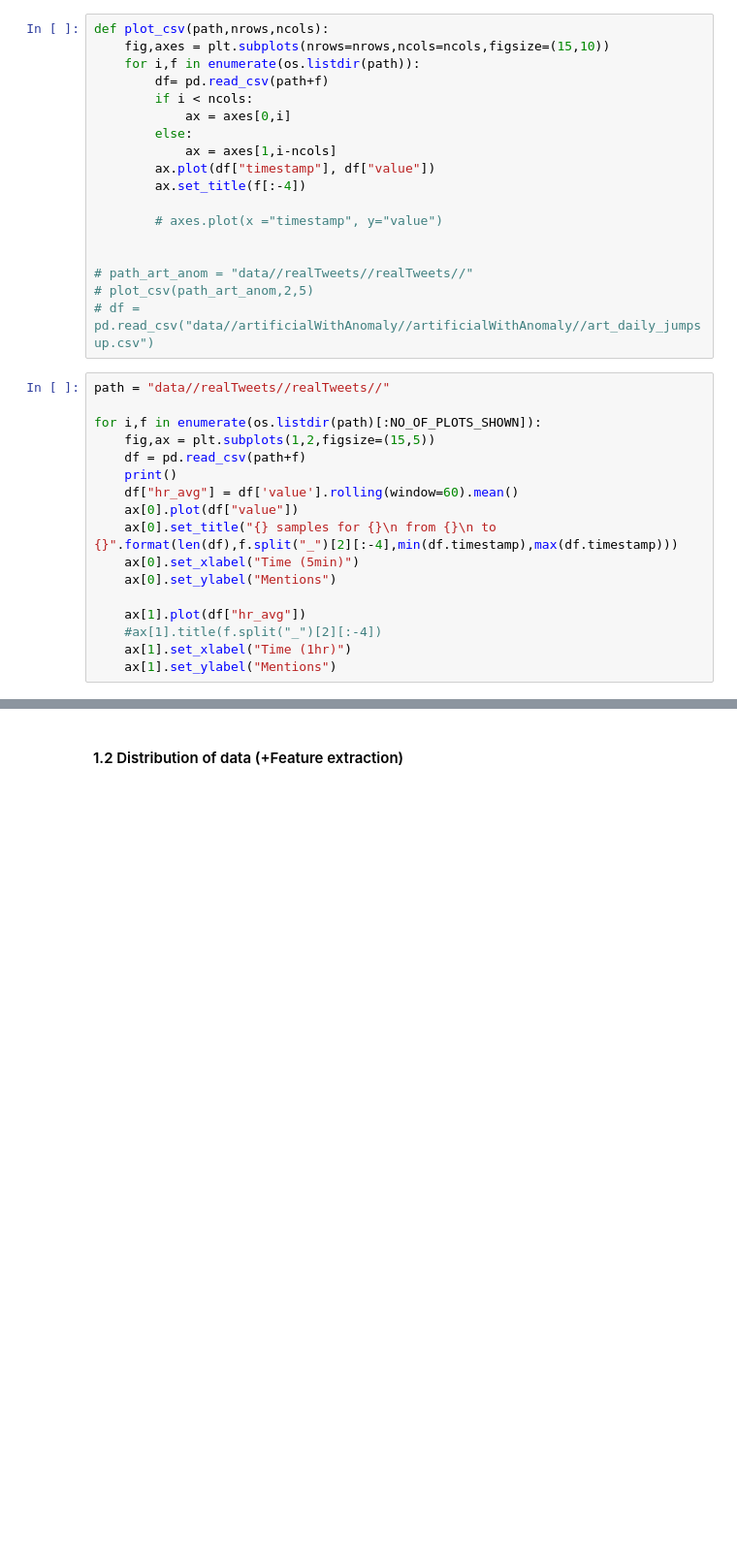
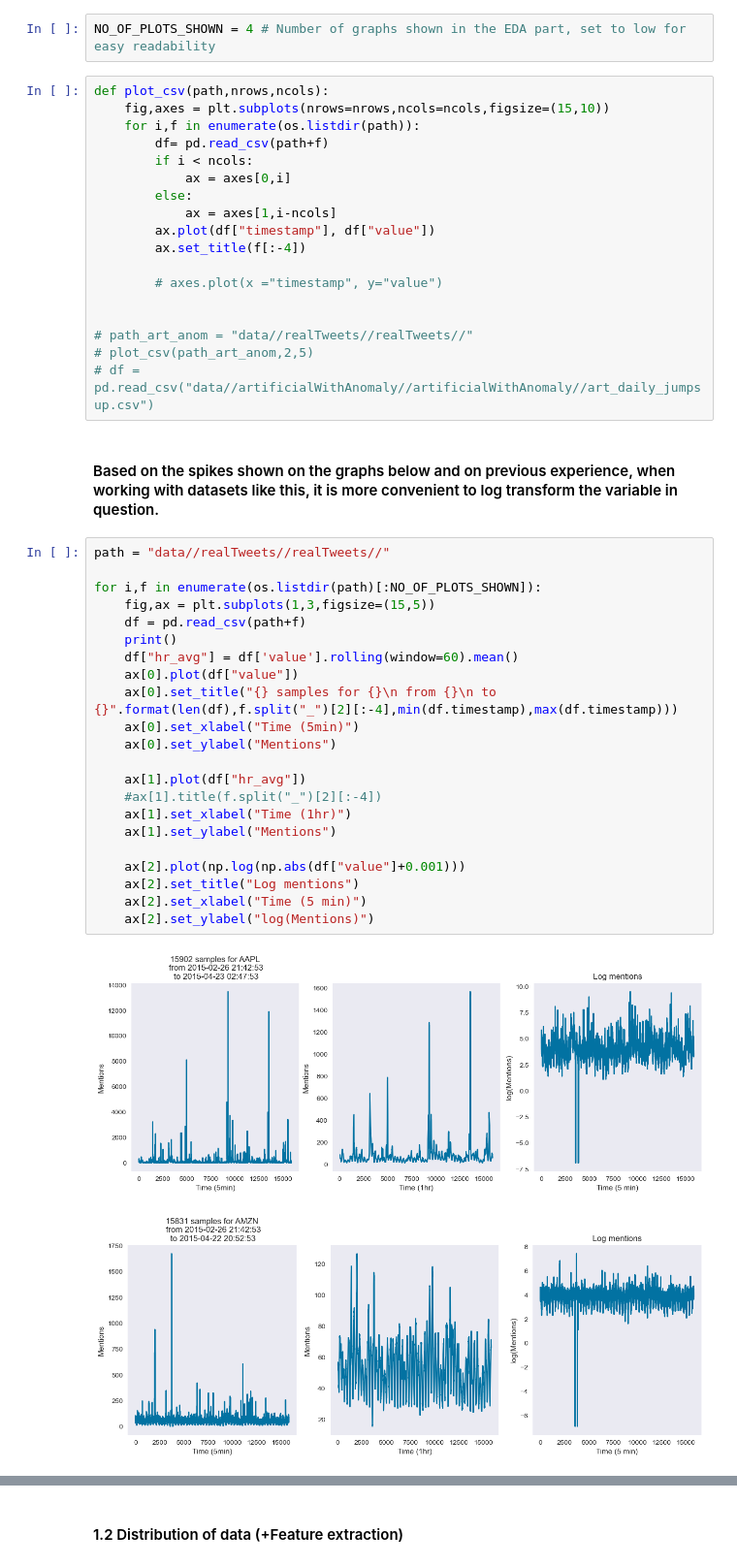
Before and after one commit to marci-nemeth/ML-Notebooks, a Jupyter notebook: 5-TimeSeries/NumentaAnomalyBenchmark.ipynb, the cells around one changed output, grey strips where cells are left out. Shown at 97% size. Drawn from its saved outputs; the diff is of its cells as text; blank space fills up the shorter version.

```diff
--- a/5-TimeSeries/NumentaAnomalyBenchmark.ipynb
+++ b/5-TimeSeries/NumentaAnomalyBenchmark.ipynb
@@ -76,3 +88,5 @@ NO_OF_PLOTS_SHOWN = 0
+# %%
+NO_OF_PLOTS_SHOWN = 4 # Number of graphs shown in the EDA part, set to low for easy readability
 # %%
 def plot_csv(path,nrows,ncols):
     fig,axes = plt.subplots(nrows=nrows,ncols=ncols,figsize=(15,10))
@@ -91,20 +105,30 @@ def plot_csv(path,nrows,ncols):
 # path_art_anom = "data//realTweets//realTweets//"
 # plot_csv(path_art_anom,2,5)
 # df = pd.read_csv("data//artificialWithAnomaly//artificialWithAnomaly//art_daily_jumpsup.csv")
+# %% [markdown]
+#### Based on the spikes shown on the graphs below and on previous experience, when working with datasets like this, it is more convenient to log transform the variable in question.
 # %%
 path = "data//realTweets//realTweets//"
 
 for i,f in enumerate(os.listdir(path)[:NO_OF_PLOTS_SHOWN]):
-    fig,ax = plt.subplots(1,2,figsize=(15,5))
+    fig,ax = plt.subplots(1,3,figsize=(15,5))
     df = pd.read_csv(path+f)
     print()
     df["hr_avg"] = df['value'].rolling(window=60).mean()
     ax[0].plot(df["value"])
     ax[0].set_title("{} samples for {}\n from {}\n to {}".format(len(df),f.split("_")[2][:-4],min(df.timestamp),max(df.timestamp)))
     ax[0].set_xlabel("Time (5min)")
     ax[0].set_ylabel("Mentions")
 
     ax[1].plot(df["hr_avg"])
     #ax[1].title(f.split("_")[2][:-4])
     ax[1].set_xlabel("Time (1hr)")
     ax[1].set_ylabel("Mentions")
+
+    ax[2].plot(np.log(np.abs(df["value"]+0.001)))
+    ax[2].set_title("Log mentions")
+    ax[2].set_xlabel("Time (5 min)")
+    ax[2].set_ylabel("log(Mentions)")
+# %% [output]
+[figure, added]
+[figure, added]
```
Also changed, not shown: parts of 39 cells of this notebook.
